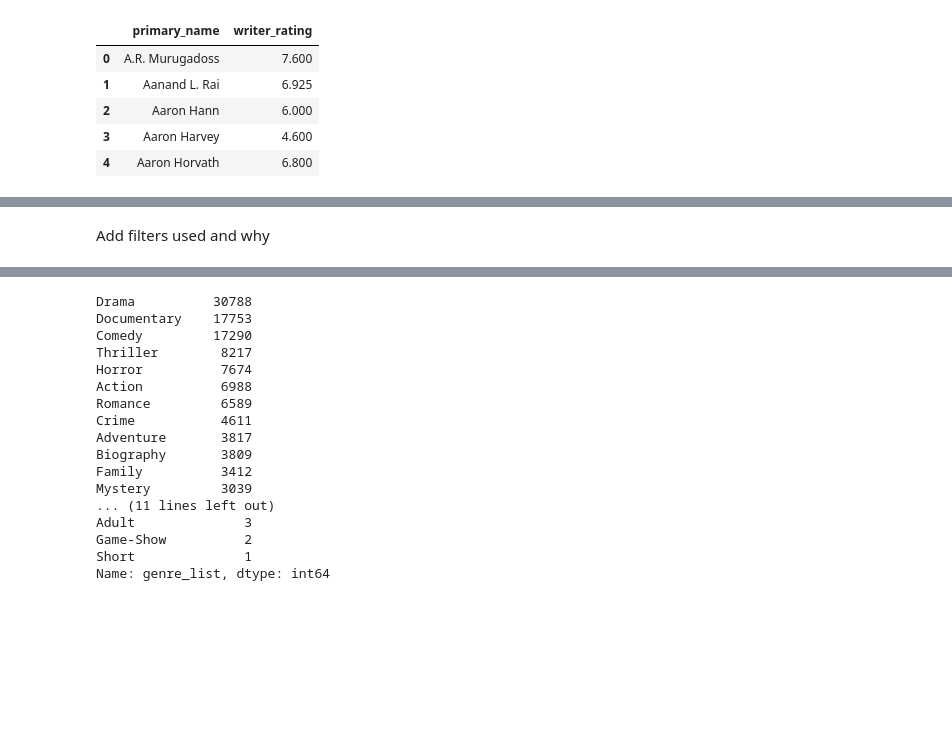
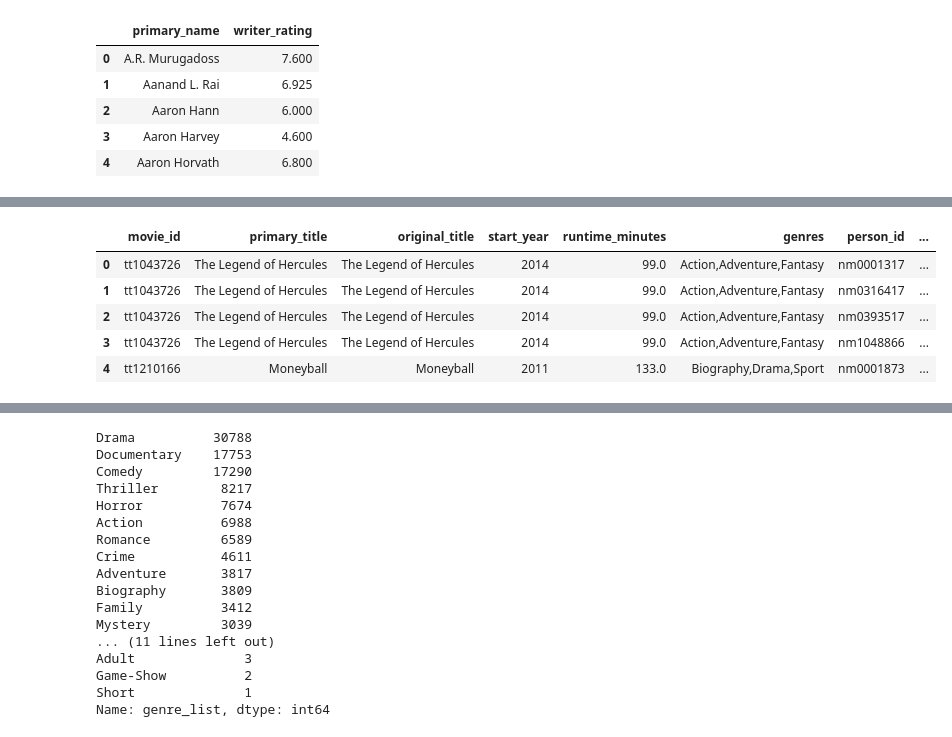
Before and after one commit to rbdaly16/Movie-Data-Analysis, a Jupyter notebook: Movie Data Analysis.ipynb, the cells around one changed output, grey strips where cells are left out. Drawn from its saved outputs; the diff is of its cells as text; code cells hidden in the pictures; blank space fills up the shorter version.

```diff
--- a/Movie Data Analysis.ipynb
+++ b/Movie Data Analysis.ipynb
@@ -354,0 +407,7 @@ writer_ratings_df.head()
+# %%
+nummovies1_series = cleaned_movies_writers_df['primary_name'].value_counts()
+nummovies1_df = pd.DataFrame(nummovies1_series)
+# %%
+nummovies1_df = nummovies1_df.reset_index()
+# %%
+nummovies1_df = nummovies1_df.rename(columns={'index':'primary_name', 'primary_name': 'nummovies'})
@@ -355,4 +430,11 @@ writer_ratings_df.head()
 # %%
-cleaned_movies_writers1_df = cleaned_movies_writers_df.merge(writer_ratings_df, how='left', on='primary_name')
+cleaned_movies_writers_df = cleaned_movies_writers_df.merge(nummovies1_df, how='left', on='primary_name')
-# %% [markdown]
-Add filters used and why
+# %%
+cleaned_movies_writers_df.head()
+# %% [output]
+|  | movie_id | primary_title | original_title | start_year | runtime_minutes | genres | person_id | ... |
+| 0 | tt1043726 | The Legend of Hercules | The Legend of Hercules | 2014 | 99.0 | Action,Adventure,Fantasy | nm0001317 | ... |
+| 1 | tt1043726 | The Legend of Hercules | The Legend of Hercules | 2014 | 99.0 | Action,Adventure,Fantasy | nm0316417 | ... |
+| 2 | tt1043726 | The Legend of Hercules | The Legend of Hercules | 2014 | 99.0 | Action,Adventure,Fantasy | nm0393517 | ... |
+| 3 | tt1043726 | The Legend of Hercules | The Legend of Hercules | 2014 | 99.0 | Action,Adventure,Fantasy | nm1048866 | ... |
+| 4 | tt1210166 | Moneyball | Moneyball | 2011 | 133.0 | Biography,Drama,Sport | nm0001873 | ... |
```
Also changed, not shown: parts of 103 cells of this notebook, 6 other files.
